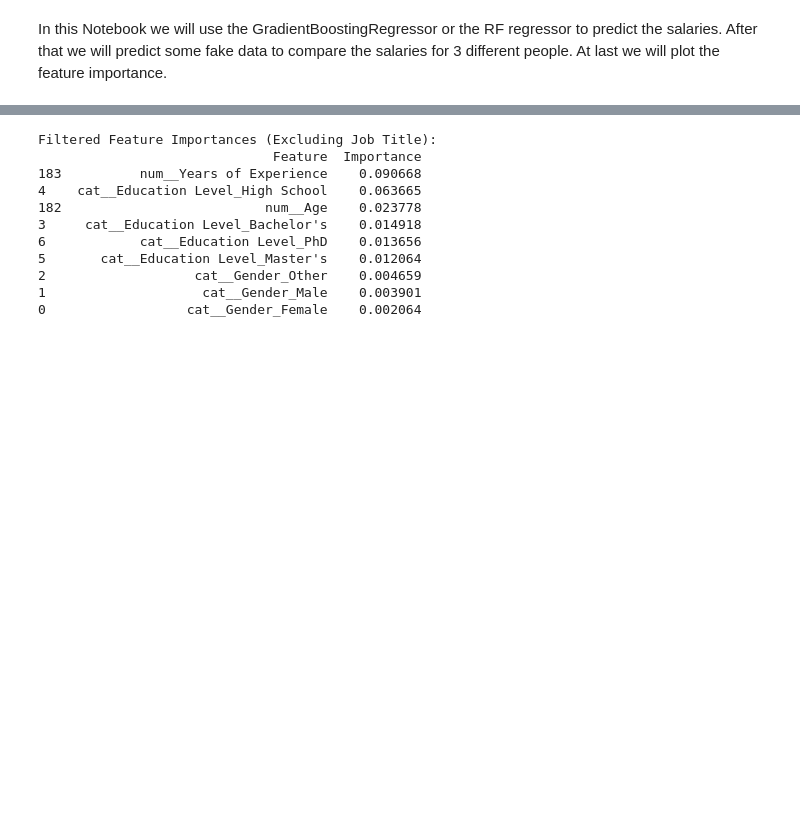
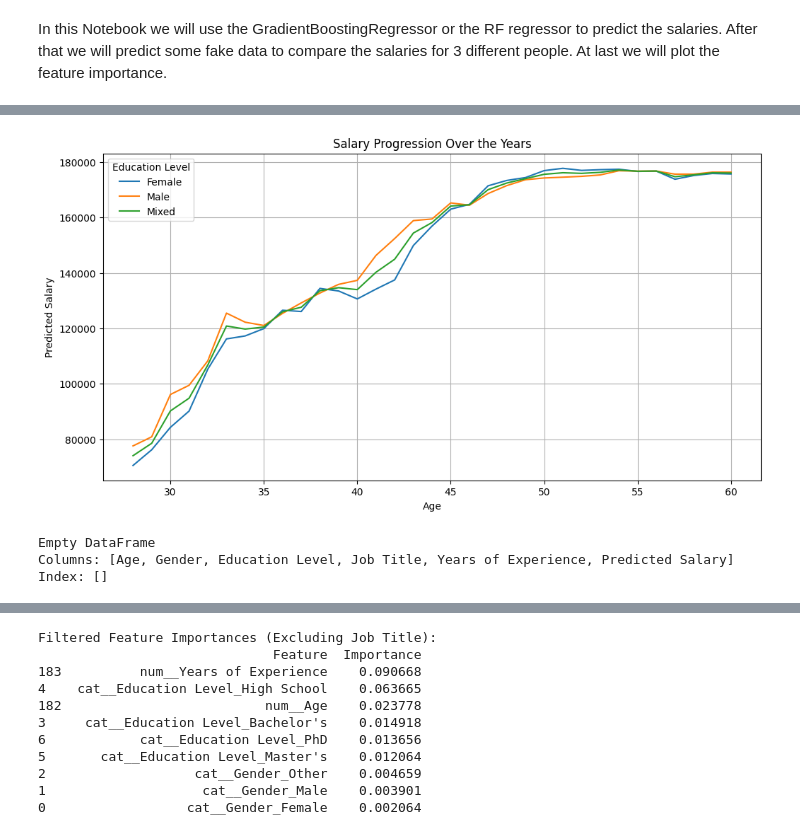
Before and after one commit to CarloRobbiani/ml_project, a Jupyter notebook: Salary new dataset/fake_data_pred.ipynb, the cells around one changed output, grey strips where cells are left out. Drawn from its saved outputs; the diff is of its cells as text; code cells hidden in the pictures; blank space fills up the shorter version.

```diff
--- a/Salary new dataset/fake_data_pred.ipynb
+++ b/Salary new dataset/fake_data_pred.ipynb
@@ -141,7 +134,7 @@ import matplotlib.pyplot as plt
 
 # Example fake data generation
 start_age = 28
-end_age = 50
+end_age = 60
 
 # Define the template data for the three people
 people = [
@@ -207,0 +201,74 @@ print(fake_data[fake_data["Education Level"] == "Bachelor's"].head())
+# %%
+#Create a comparison of the three people
+import pandas as pd
+import matplotlib.pyplot as plt
+
+# Example fake data generation
+start_age = 28
+end_age = 60
+
+# Define the template data for the three people
+people = [
+    {"Gender": "Female", "Education Level": "Master's", "Job Title": "Software Engineer", "start_work": 1},
+    {"Gender": "Male", "Education Level": "Master's", "Job Title": "Software Engineer", "start_work": 1}
+]
+
+# Generate the data for each person over the years
+fake_data_list = []
+for person in people:
+    for age in range(start_age, end_age + 1):
+        # Calculate Years of Experience as the difference between the current age and the start age (27)
+        years_of_experience = age - start_age
+        fake_data_list.append({
+            "Age": age,
+            "Gender": person["Gender"],
+            "Education Level": person["Education Level"],
+            "Job Title": person["Job Title"],
+            "Years of Experience": years_of_experience + person["start_work"]
+        })
+
+# Create a DataFrame from the generated data
+fake_data = pd.DataFrame(fake_data_list)
+
+
+# Predict salaries for the generated fake data
+predicted_salaries = best_model.predict(fake_data)
+fake_data['Predicted Salary'] = predicted_salaries
+
+# Create a new DataFrame for the "Mixed" gender
+mixed_data = fake_data[fake_data['Gender'] == 'Female'].copy()
+mixed_data['Gender'] = 'Mixed'
+
+# Calculate the average salary between Male and Female for each age
+for age in mixed_data['Age'].unique():
+    male_salary = fake_data[(fake_data['Gender'] == 'Male') & (fake_data['Age'] == age)]['Predicted Salary'].values[0]
+    female_salary = fake_data[(fake_data['Gender'] == 'Female') & (fake_data['Age'] == age)]['Predicted Salary'].values[0]
+    mixed_salary = (male_salary + female_salary) / 2
+    mixed_data.loc[mixed_data['Age'] == age, 'Predicted Salary'] = mixed_salary
+
+# Combine the original data with the mixed data
+fake_data = pd.concat([fake_data, mixed_data], ignore_index=True)
+
+# Plot the results
+plt.figure(figsize=(12, 6))
+
+# Plot salary progression for each education level
+for gender in fake_data["Gender"].unique():
+    subset = fake_data[fake_data["Gender"] == gender]
+    plt.plot(subset["Age"], subset["Predicted Salary"], label=f"{gender}")
+
+# Add plot details
+plt.title("Salary Progression Over the Years")
+plt.xlabel("Age")
+plt.ylabel("Predicted Salary")
+plt.legend(title="Education Level")
+plt.grid(True)
+plt.show()
+
+# Print the fake data with predictions (optional)
+print(fake_data[fake_data["Education Level"] == "Bachelor's"].head())
+# %% [output]
+[figure, added]
+Empty DataFrame
+Columns: [Age, Gender, Education Level, Job Title, Years of Experience, Predicted Salary]
+Index: []
```
Also changed, not shown: parts of 3 cells of this notebook.
